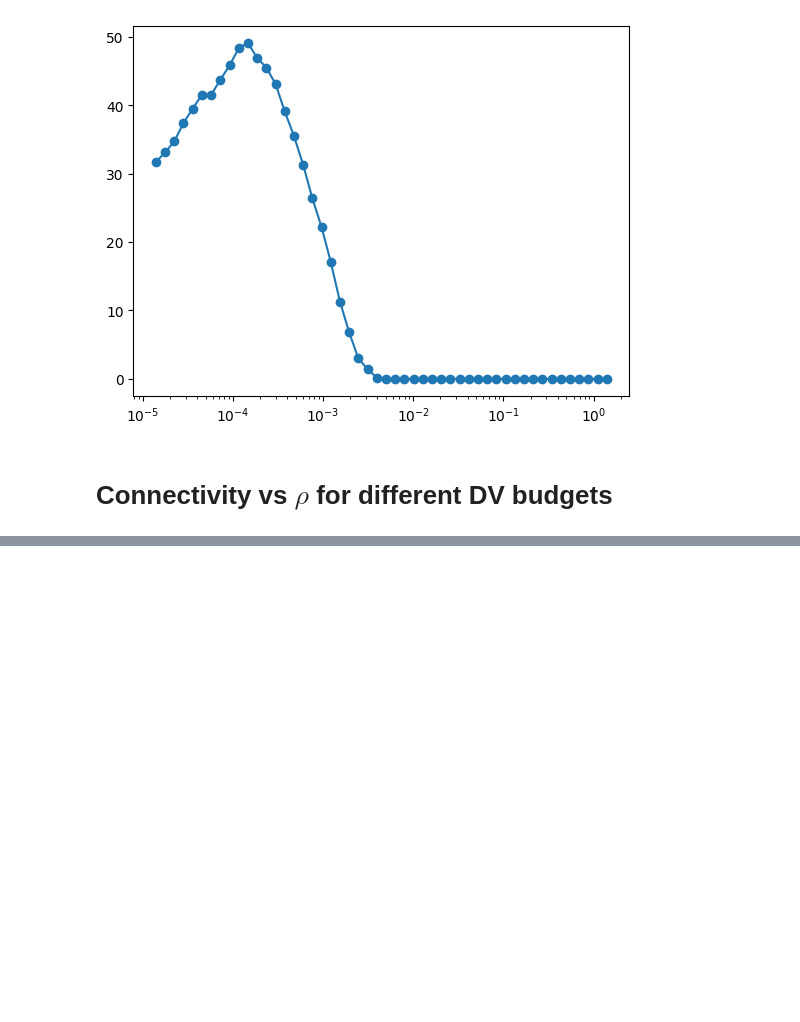
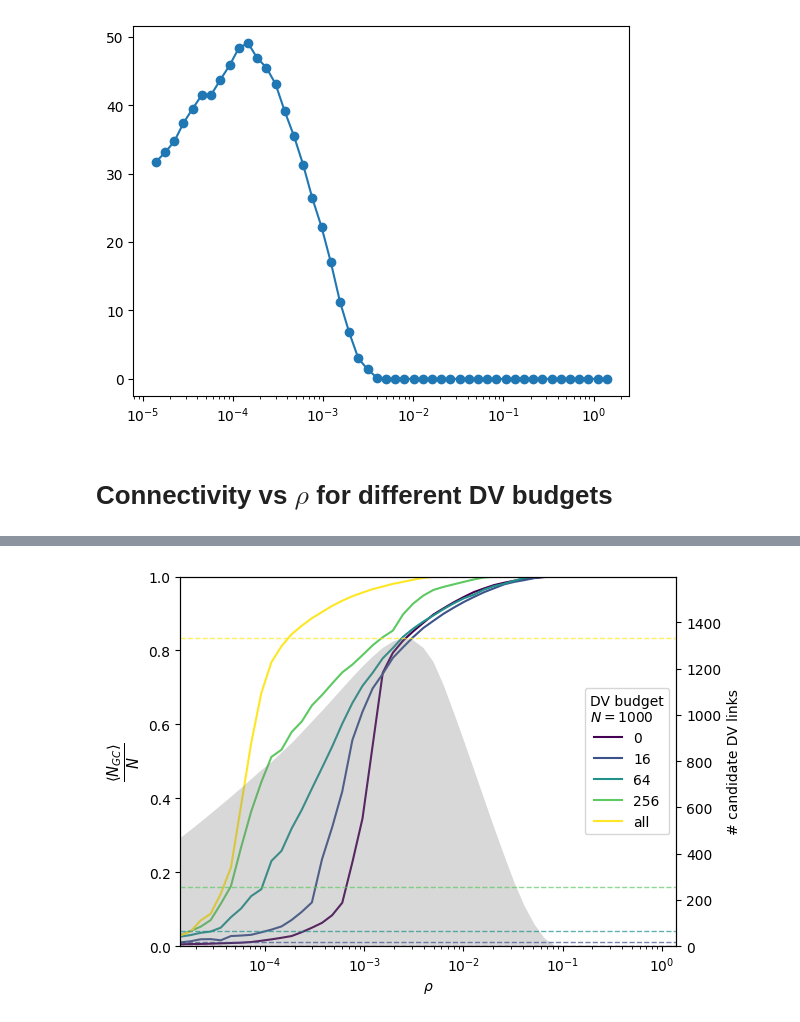
Before and after one commit to lucamar91/qkd_networks, a Jupyter notebook: budget.ipynb, the cells around one changed output, grey strips where cells are left out. Cells and saved outputs as stored; diff of their text form; code cells hidden in the pictures; blank space fills up the shorter version.

```diff
--- a/budget.ipynb
+++ b/budget.ipynb
@@ -89,0 +108,28 @@ Text(0, 0.5, '# candidate DV links')
+# %%
+# Old version: simple gray shaded area without colored bands
+fig2, ax1_old = plt.subplots()
+ax2_old = ax1_old.twinx()
+
+for i, budget in enumerate(budget_list):
+    conn = np.loadtxt(f"budget_outputs/N{N}/out_hybrid_rhos_conn_N{N}_d_hyb91DVbudget{budget}_NX_wide_ratemin0_10nws.dat")
+    label = 'all' if budget == np.inf else f'{budget}'
+    ax1_old.plot(conn[0], conn[1], '-', color=colors[i], label=label)
+    if budget != np.inf:
+        ax2_old.axhline(y=budget, color=colors[i], linestyle='--', linewidth=1, alpha=0.7)
+    else:
+        ax2_old.axhline(y=np.max(avg_dv_candidates), color=colors[i], linestyle='--', linewidth=1, alpha=0.7)
+
+# Plot averaged DV candidates as simple gray shaded area
+ax2_old.fill_between(rhos, 0, avg_dv_candidates, alpha=0.3, color='gray', edgecolor='none')
+
+ax1_old.legend(title='DV budget\n$N=%d$' % N, loc='center right')
+ax1_old.set_xscale('log')
+ax1_old.set_xlim(np.min(rhos), np.max(rhos))
+ax1_old.set_ylim(0., 1.0)
+ax2_old.set_ylim(0., np.amax(avg_dv_candidates)*1.2)
+ax1_old.set_xlabel(r'$\rho$')
+ax1_old.set_ylabel(r'$\frac{\langle N_{GC} \rangle}{N}$', fontsize=15)
+ax2_old.set_ylabel('# candidate DV links')
+plt.savefig(f"budget_outputs/N{N}/budget_plot.png", dpi=300, bbox_inches='tight')
+# %% [output]
+[figure, added]
```
Also changed, not shown: parts of 2 cells of this notebook.
